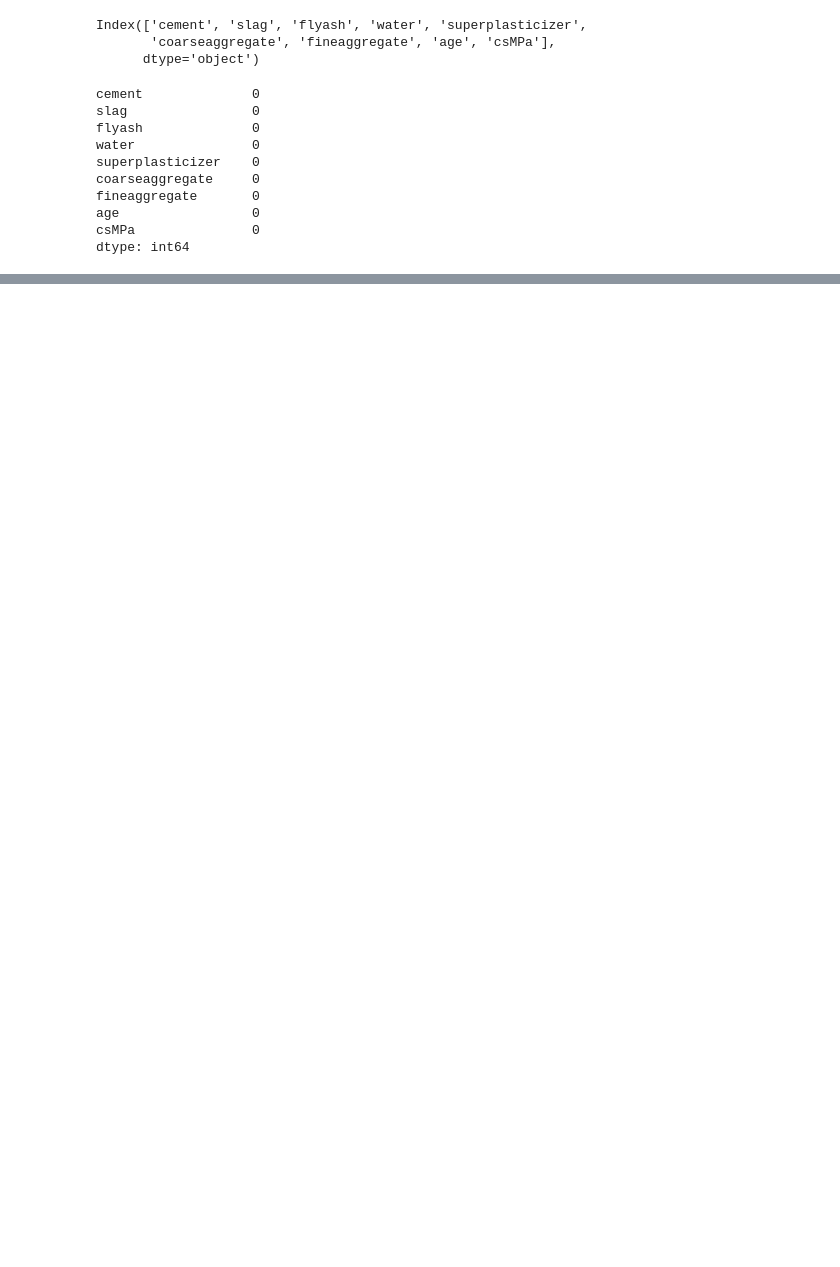
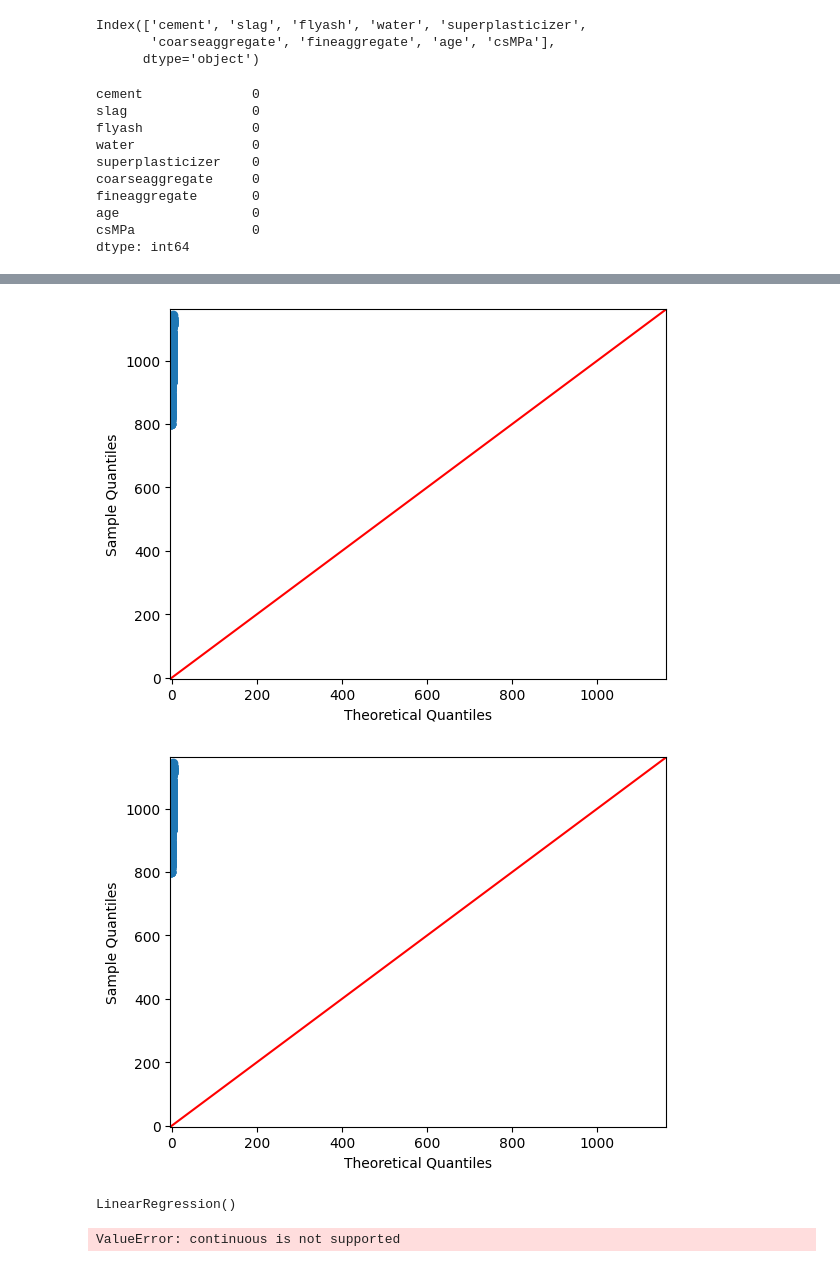
Before and after one commit to Asit-Sengar/Machine_Learning_foundations, a Jupyter notebook: notebooks/100_days_ml/power_transformer.ipynb, the cells around one changed output, grey strips where cells are left out. Cells and saved outputs as stored; diff of their text form; code cells hidden in the pictures; blank space fills up the shorter version.

```diff
--- a/notebooks/100_days_ml/power_transformer.ipynb
+++ b/notebooks/100_days_ml/power_transformer.ipynb
@@ -52,0 +67,5 @@ X_train , X_test , Y_train , Y_test  = train_test_split(x,y,test_size =0.3, rand
+# %%
+qqplot(df["coarseaggregate"] , line = "45")
+# %% [output]
+[figure, added]
+[figure, added]
@@ -52,0 +76,4 @@ X_train , X_test , Y_train , Y_test  = train_test_split(x,y,test_size =0.3, rand
+# %%
+model.fit(X_train , Y_train)
+# %% [output]
+LinearRegression()
@@ -52,0 +82,4 @@ X_train , X_test , Y_train , Y_test  = train_test_split(x,y,test_size =0.3, rand
+# %%
+accuracy = accuracy_score(Y_pred, Y_test)
+# %% [output]
+ValueError: continuous is not supported
```
Also changed, not shown: parts of 7 cells of this notebook.
